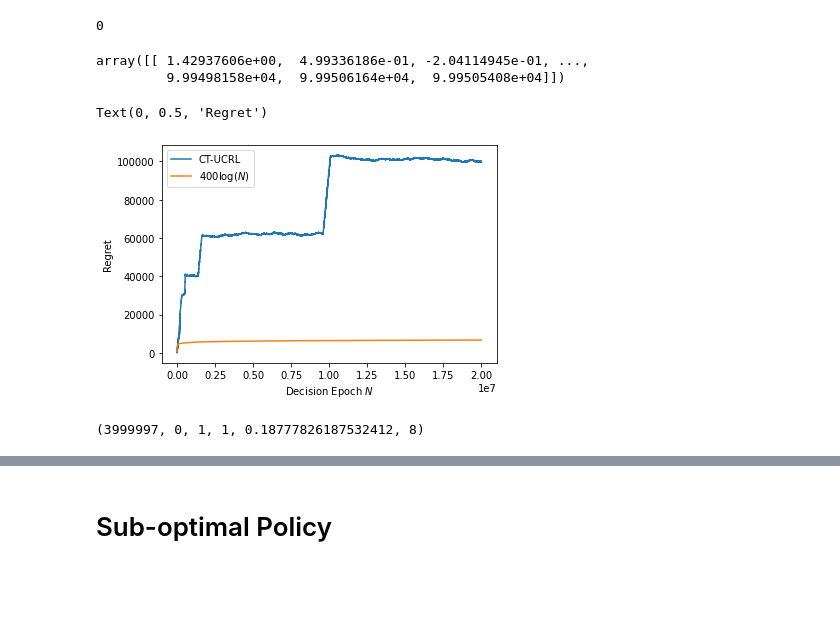
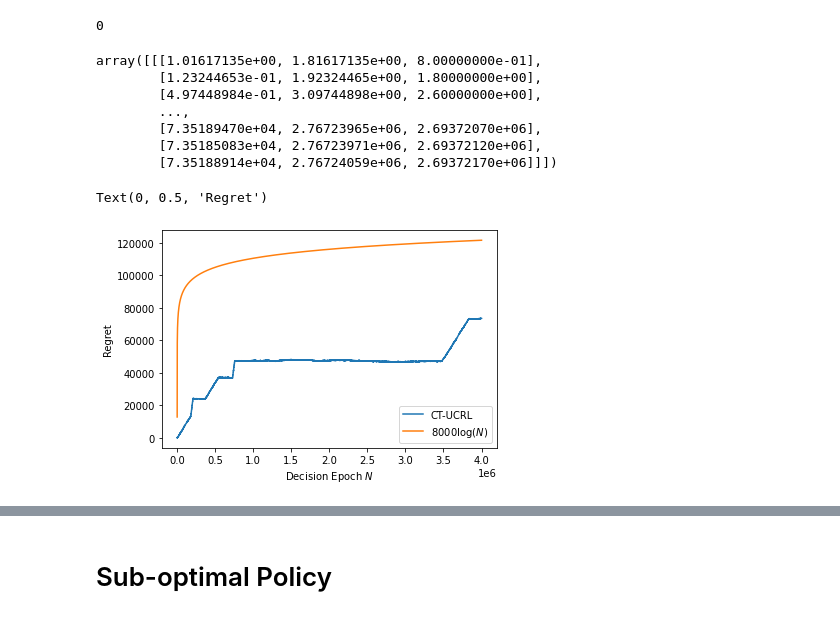
Before and after one commit to JialeZhaCUHK/CT_UCRL, a Jupyter notebook: test.ipynb, the cells around one changed output, grey strips where cells are left out. Cells and saved outputs as stored; diff of their text form; code cells hidden in the pictures; blank space fills up the shorter version.

```diff
--- a/test.ipynb
+++ b/test.ipynb
@@ -47,7 +45,6 @@ for state in [0, 1]:
 # Test of CT_UCRL
 # %%
 eps = 1e-4
-alpha = 0.1
 n_actions = 2
 
 # Two-state example
@@ -61,7 +58,7 @@ n_actions = 2
 n_states = 3
 p = np.array([[[0, 1/2, 1/2], [0, 1/3, 2/3]],
               [[2/3, 0, 1/3], [1/4, 0, 3/4]],
-              [[1/2, 1/2, 0], [4/5, 1/5, 0]]])
+              [[1/2, 1/2, 0], [3/5, 2/5, 0]]])
 r = np.array([[5, 8], [5, 2], [4, 10]])/10
 holding_lambda = np.array([[5, 2], [2, 1], [7, 3]])
 # %% [markdown]
@@ -91,39 +88,41 @@ for sim in range(num_sim):
     ct_mdp = mdp.CTMDP(n_states, n_actions, p, r, holding_lambda)
 
     transitions = ct_ucrl(ct_mdp, np.max(holding_lambda), np.min(holding_lambda),
-                        r, 0.05, 0)
+                        r, 0.005, 0)
     sum_reward = 0
 
     for _ in range(num_dec_epoch):
         (t, st, ac, next_st, holding_time, reward) = transitions.__next__()
         opt_tr[sim].append((t, st, ac, next_st, holding_time, reward))
         sum_reward += reward
-        opt_regret[sim].append(rho_star * ct_mdp.timer - sum_reward)
+        opt_regret[sim].append((rho_star * ct_mdp.timer - sum_reward,
+                                rho_star * ct_mdp.timer, sum_reward))
 # %% [output]
 0
 # %%
 np_opt_regret = np.array([opt_regret[sim] for sim in range(num_sim)])
 np_opt_regret
 # %% [output]
-array([[ 1.42937606e+00,  4.99336186e-01, -2.04114945e-01, ...,
-         9.99498158e+04,  9.99506164e+04,  9.99505408e+04]])
+array([[[1.01617135e+00, 1.81617135e+00, 8.00000000e-01],
+        [1.23244653e-01, 1.92324465e+00, 1.80000000e+00],
+        [4.97448984e-01, 3.09744898e+00, 2.60000000e+00],
+        ...,
+        [7.35189470e+04, 2.76723965e+06, 2.69372070e+06],
+        [7.35185083e+04, 2.76723971e+06, 2.69372120e+06],
+        [7.35188914e+04, 2.76724059e+06, 2.69372170e+06]]])
 # %%
-log_factor = 400
+log_factor = 8000
 label_gap = 5
 xlabel = [k * label_gap for k in range(1, num_dec_epoch // label_gap + 1)]
-plt.plot(xlabel, np_opt_regret.mean(axis=0)[::label_gap],
+plt.plot(xlabel, np_opt_regret.mean(axis=0)[::label_gap, 0],
          label = 'CT-UCRL')
 plt.plot(xlabel, log_factor * np.log(xlabel),
          label=r'${}\log(N)$'.format(log_factor))
 plt.ticklabel_format(style='sci', axis='x', scilimits=(0,0))
 plt.legend()
 plt.xlabel(r'Decision Epoch $N$')
 plt.ylabel('Regret')
-# plt.savefig('../../fig/CT-UCRL/EX1/average_path1', bbox_inches='tight', dpi=300)
+# plt.savefig('../../fig/CT-UCRL/EX2/one_path1', bbox_inches='tight', dpi=300)
 # %% [output]
 Text(0, 0.5, 'Regret')
-[figure, old version]
+[figure, new version]
-# %%
-opt_tr[sim][-4]
-# %% [output]
-(3999997, 0, 1, 1, 0.18777826187532412, 8)
```
Also changed, not shown: parts of 8 cells of this notebook, 1 other file.
